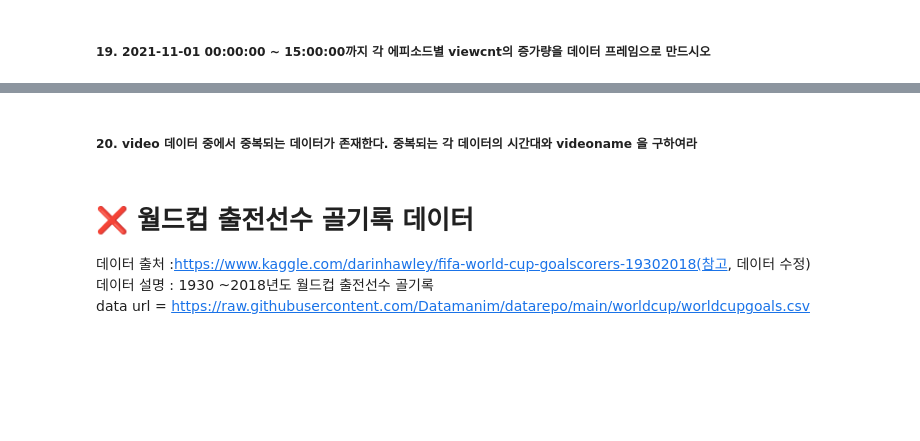
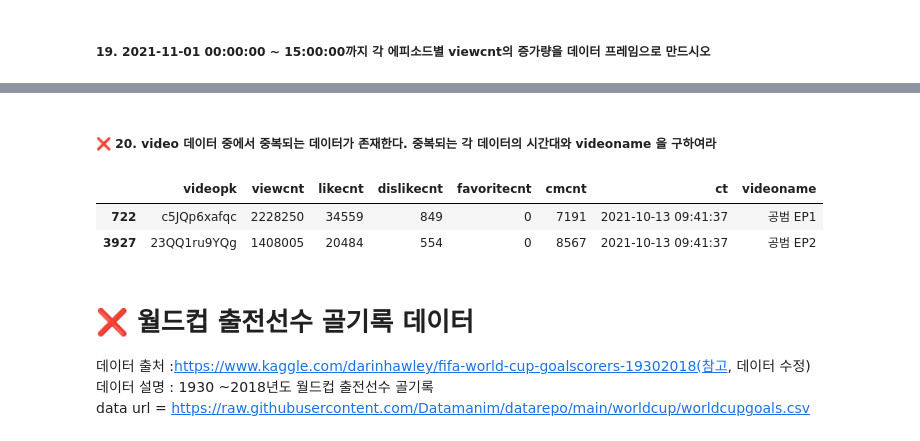
Before and after one commit to cms6090/Big-Data-Analysis, a Jupyter notebook: 1유형/데이터 마님.ipynb, the cells around one changed output, grey strips where cells are left out. Saved outputs shown, nothing was run; the diff lists cells and outputs as text; code cells hidden in the pictures; blank space fills up the shorter version.

```diff
--- a/1유형/데이터 마님.ipynb
+++ b/1유형/데이터 마님.ipynb
@@ -314,5 +343,11 @@ print(result)
 # %% [markdown]
-##### 20. video 데이터 중에서 중복되는 데이터가 존재한다. 중복되는 각 데이터의 시간대와 videoname 을 구하여라
+##### ❌ 20. video 데이터 중에서 중복되는 데이터가 존재한다. 중복되는 각 데이터의 시간대와 videoname 을 구하여라
+# %%
+video[video.index.isin(set(video.index) - set(video.drop_duplicates().index))]
+# %% [output]
+|  | videopk | viewcnt | likecnt | dislikecnt | favoritecnt | cmcnt | ct | videoname |
+| 722 | c5JQp6xafqc | 2228250 | 34559 | 849 | 0 | 7191 | 2021-10-13 09:41:37 | 공범 EP1 |
+| 3927 | 23QQ1ru9YQg | 1408005 | 20484 | 554 | 0 | 8567 | 2021-10-13 09:41:37 | 공범 EP2 |
 # %% [markdown]
 # ❌ 월드컵 출전선수 골기록 데이터
 데이터 출처 :https://www.kaggle.com/darinhawley/fifa-world-cup-goalscorers-19302018(참고, 데이터 수정)
```
Also changed, not shown: parts of 12 cells of this notebook, 2 other files.
